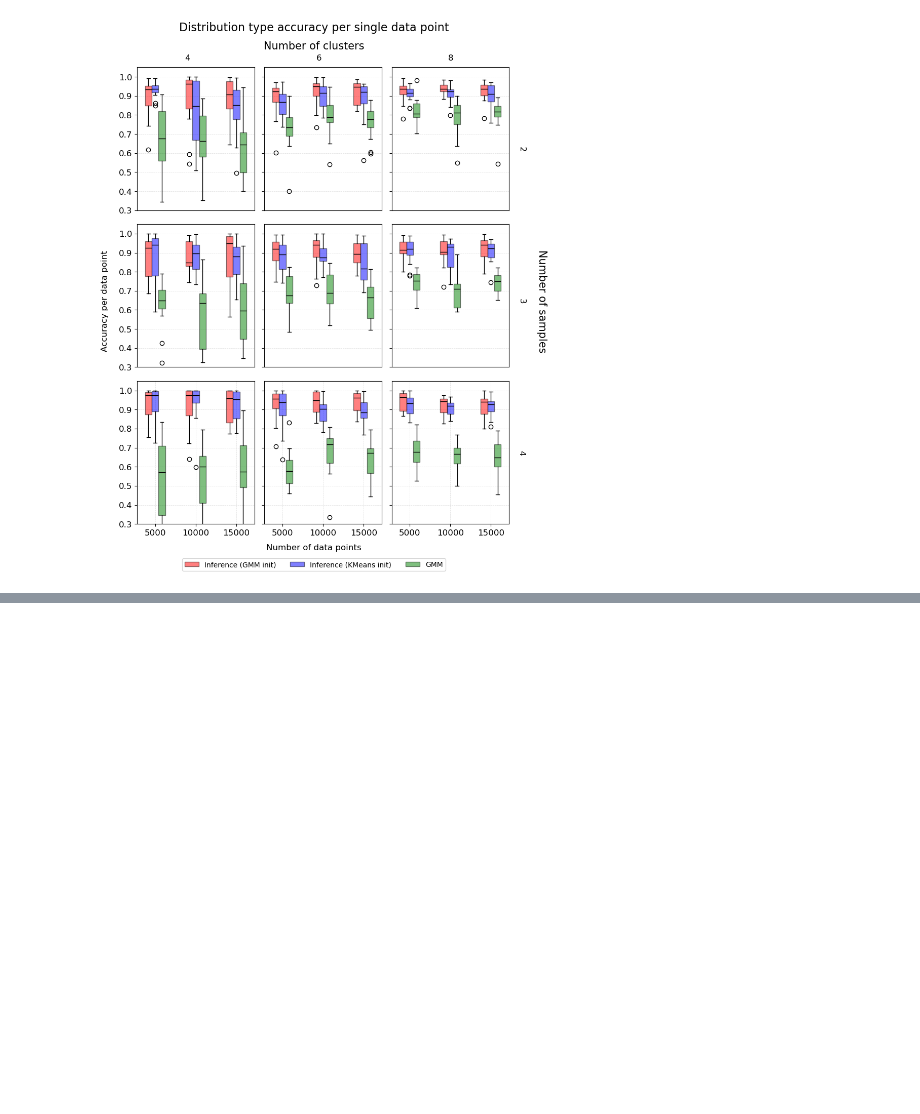
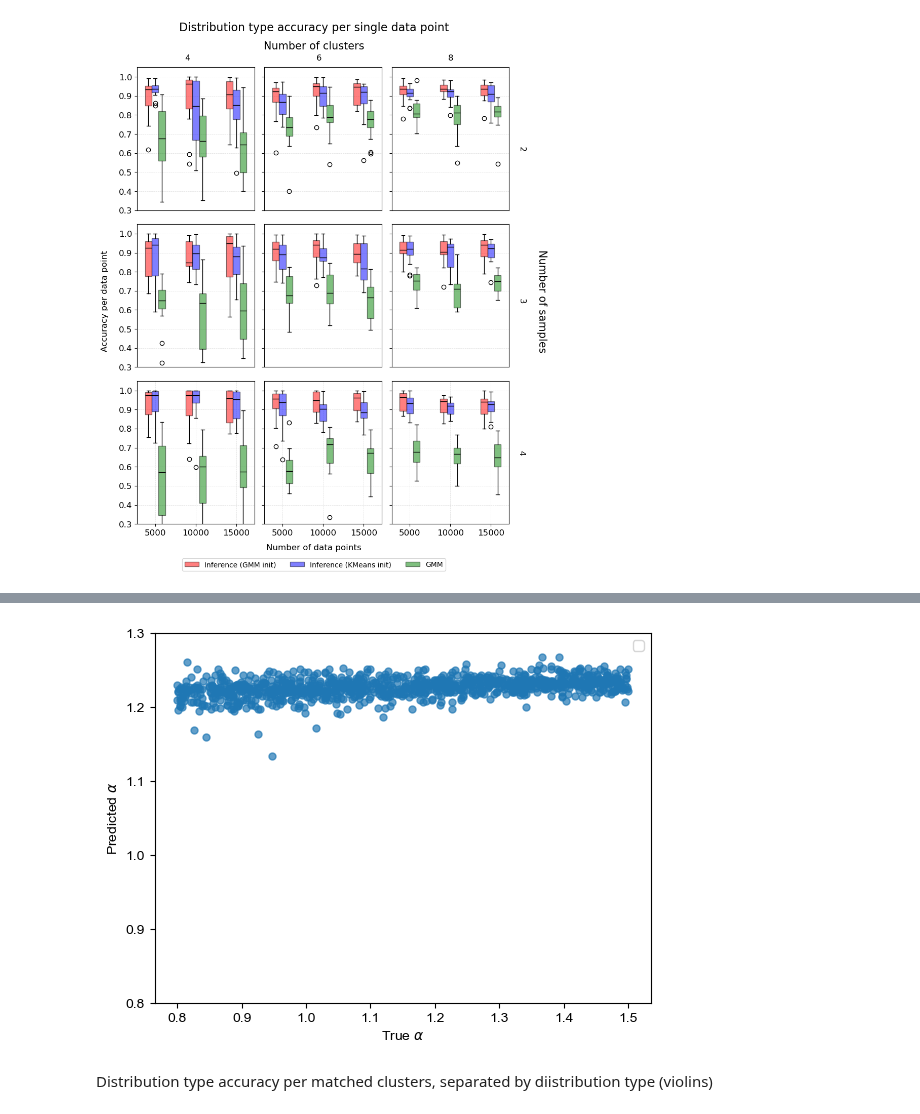
Before and after one commit to caravagnalab/MOBSTERm, a Jupyter notebook: test_generative/general_boxplots_analysis.ipynb, the cells around one changed output, grey strips where cells are left out. Cells and saved outputs as stored; diff of their text form; code cells hidden in the pictures; blank space fills up the shorter version.

```diff
--- a/test_generative/general_boxplots_analysis.ipynb
+++ b/test_generative/general_boxplots_analysis.ipynb
@@ -885,0 +1382,21 @@ plt.show()
+# %%
+# true_alpha = [item for sublist in true_alpha_dic.values() for item in sublist]
+# pred_alpha = [item for sublist in pred_alpha_dic.values() for item in sublist]
+
+plt.scatter(true_alpha_dic, pred_alpha_dic, alpha = 0.7, s = 25)
+# slope, intercept = np.polyfit(true_phi_list, pred_phi_list, 1)
+
+# regression_line = [slope * x + intercept for x in true_phi_list]
+
+# plt.plot(true_phi_list, regression_line, color='red', linewidth = 1,label=f'y={slope:.2f}x+{intercept:.2f}')
+
+plt.xlabel(f'True $\\alpha$')
+plt.ylabel('Predicted $\\alpha$')
+plt.legend()
+# plt.xlim([0.8, 1.6])
+plt.ylim([0.8, 1.3])
+plt.show()
+# %% [output]
+[figure, added]
+# %% [markdown]
+Distribution type accuracy per matched clusters, separated by diistribution type (violins)
```
Also changed, not shown: parts of 38 cells of this notebook, 11 other files.
